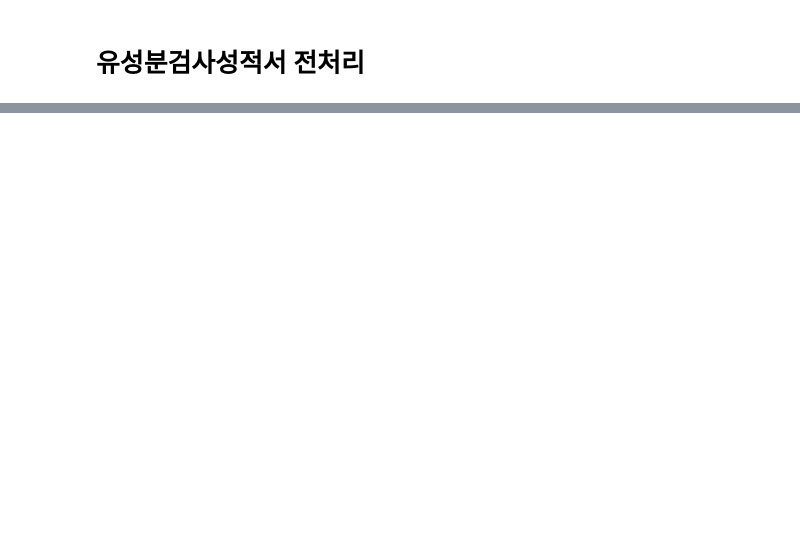
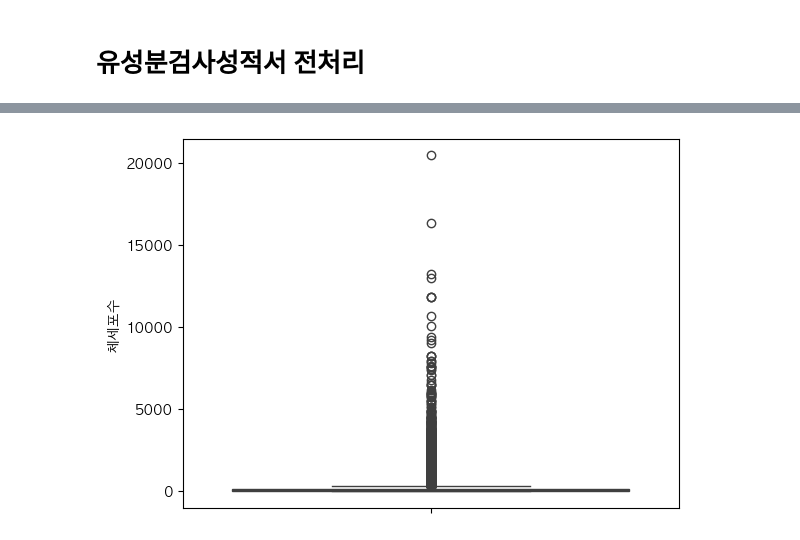
Before and after one commit to cye2020/Smart-Farm-Growth-Analytics, a Jupyter notebook: code/data/process.ipynb, the cells around one changed output, grey strips where cells are left out. Saved outputs shown, nothing was run; the diff lists cells and outputs as text; code cells hidden in the pictures; blank space fills up the shorter version.

```diff
--- a/code/data/process.ipynb
+++ b/code/data/process.ipynb
@@ -23,12 +32,6 @@ drop_row = [
 ]
 
 df.dropna(subset=drop_row, inplace=True)
-# %%
-# 305일 관련 행 nan값으로 채우기
-
-nan_305 = ['305일유량', '305일유지량', '305일유단백', '305일무지고형분']
-
-df[nan_305] = df[nan_305].replace(0, np.nan)
-# %%
-# '비유초기평균MNU' -> '비유초기평균MUN'
-df.rename(columns={'비유초기평균MNU': '비유초기평균MUN'}, inplace=True)
+# %%
+df.loc[df['농후사료급여량(연계)'] != 0, '농후사료급여량(연계)'] = 1
+df.loc[df['농후사료비(연계)'] != 0, '농후사료비(연계)'] = 1
@@ -34,0 +68,21 @@ df.rename(columns={'비유초기평균MNU': '비유초기평균MUN'}, inplace=Tr
+# %%
+import platform
+import matplotlib.pyplot as plt
+import matplotlib as mpl
+import matplotlib.font_manager as fm
+
+# 한글 폰트 설정
+if platform.system() == 'Windows':
+    plt.rcParams['font.family'] = 'Malgun Gothic'
+elif platform.system() == 'Darwin':  # macOS
+    plt.rcParams['font.family'] = 'AppleGothic'
+else:  # Linux
+    plt.rcParams['font.family'] = 'NanumGothic'
+
+plt.rcParams['axes.unicode_minus'] = False
+
+mpl.rcParams['axes.unicode_minus'] = False
+# 폰트 개인 경로에 맞춰서 변경
+# FONT_DIR = Path("/path/to/fonts")
+# font_path = FONT_DIR / 'FREESENTATION-6SEMIBOLD.ttf'
+# prop = fm.FontProperties(fname=font_path)
@@ -34,0 +105,9 @@ df.rename(columns={'비유초기평균MNU': '비유초기평균MUN'}, inplace=Tr
+# %%
+cond = df['체세포수'] != 0
+# cond &= df['체세포수'] < 5000
+temp = df[cond]
+sns.boxplot(data=temp, y='체세포수')
+# df[df['체세포수'] != 0]
+plt.show()
+# %% [output]
+[figure, added]
```
Also changed, not shown: parts of 17 cells of this notebook, 2 other files.
